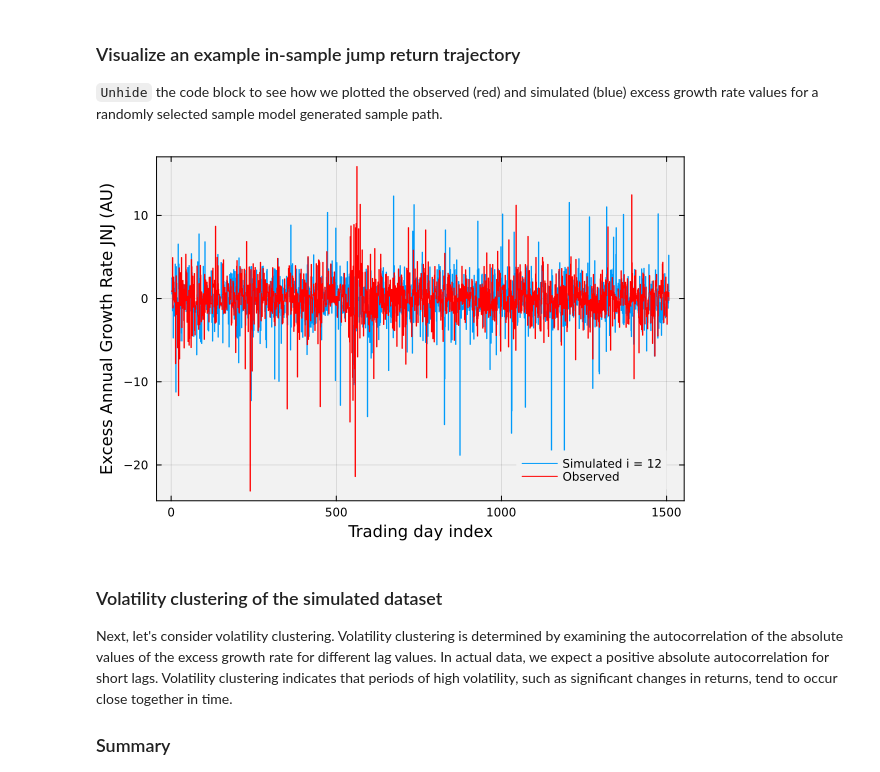
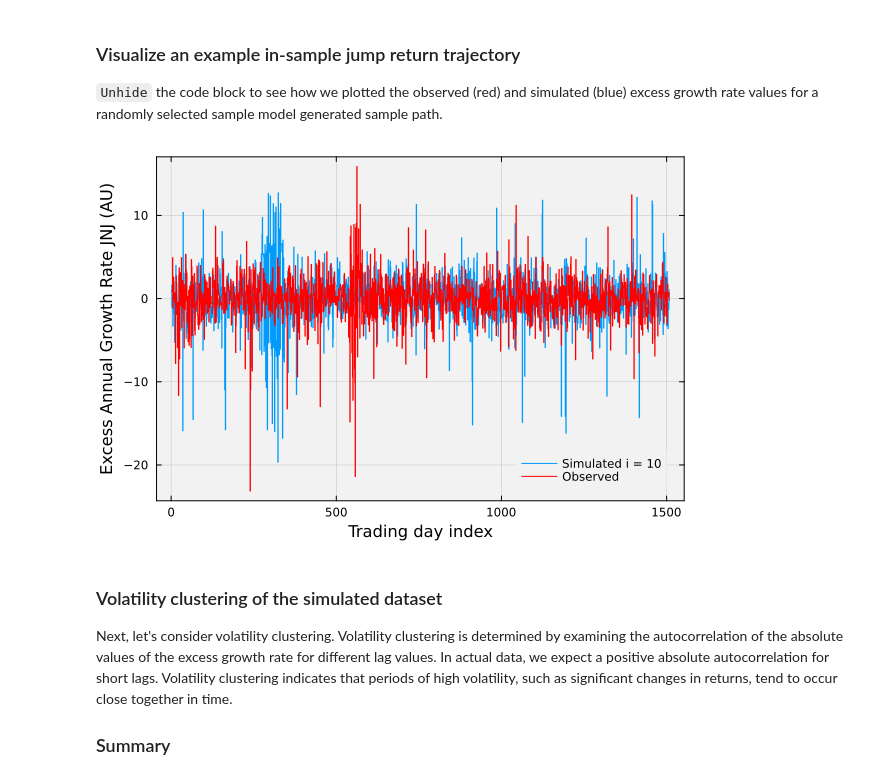
Before and after one commit to varnerlab/CHEME-5660-CourseRepository-Fall-2024, a Jupyter notebook: lectures/week-13/L13a/CHEME-5660-L13a-HMM-SPY-IS-Fall-2024-WorkedExample.ipynb, the cells around one changed output. Saved outputs shown, nothing was run; the diff lists cells and outputs as text; code cells hidden in the pictures.

```diff
--- a/lectures/week-13/L13a/CHEME-5660-L13a-HMM-SPY-IS-Fall-2024-WorkedExample.ipynb
+++ b/lectures/week-13/L13a/CHEME-5660-L13a-HMM-SPY-IS-Fall-2024-WorkedExample.ipynb
@@ -564,15 +564,15 @@ Pass percentage: 99.0%
 # %%
 let
     index_to_plot = rand(1:number_of_paths);
-    index_to_plot = 12;
+    index_to_plot = 10;
     plot(in_sample_decoded_archive_with_jumps[:,index_to_plot], linetype=:steppost, label="Simulated i = $(index_to_plot)",
         bg="gray95", background_color_outside="white", framestyle = :box, fg_legend = :transparent)
     plot!(in_sample_dataset[1:(number_of_steps-1)], linetype=:steppost, c=:red, label="Observed")
     xlabel!("Trading day index", fintsize=18)
     ylabel!("Excess Annual Growth Rate $(ticker) (AU)", fontsize=18)
 end
 # %% [output]
-[figure, old version]
+[figure, new version]
 # %% [markdown]
 ### Volatility clustering of the simulated dataset
 Next, let's consider volatility clustering. Volatility clustering is determined by examining the autocorrelation of the absolute values of the excess growth rate for different lag values. In actual data, we expect a positive absolute autocorrelation for short lags. Volatility clustering indicates that periods of high volatility, such as significant changes in returns, tend to occur close together in time.
```
